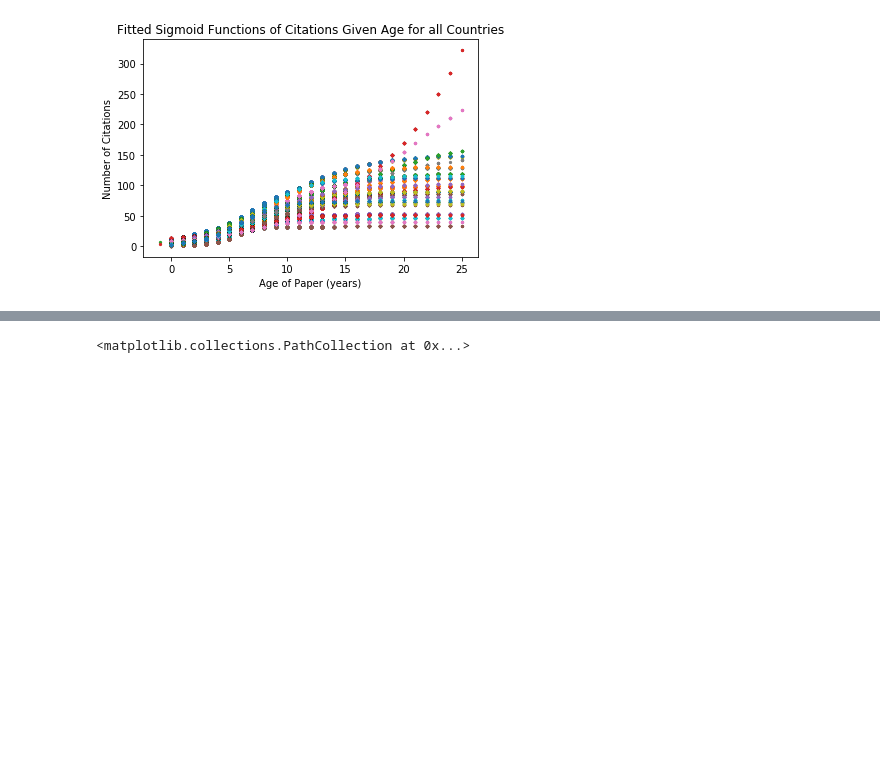
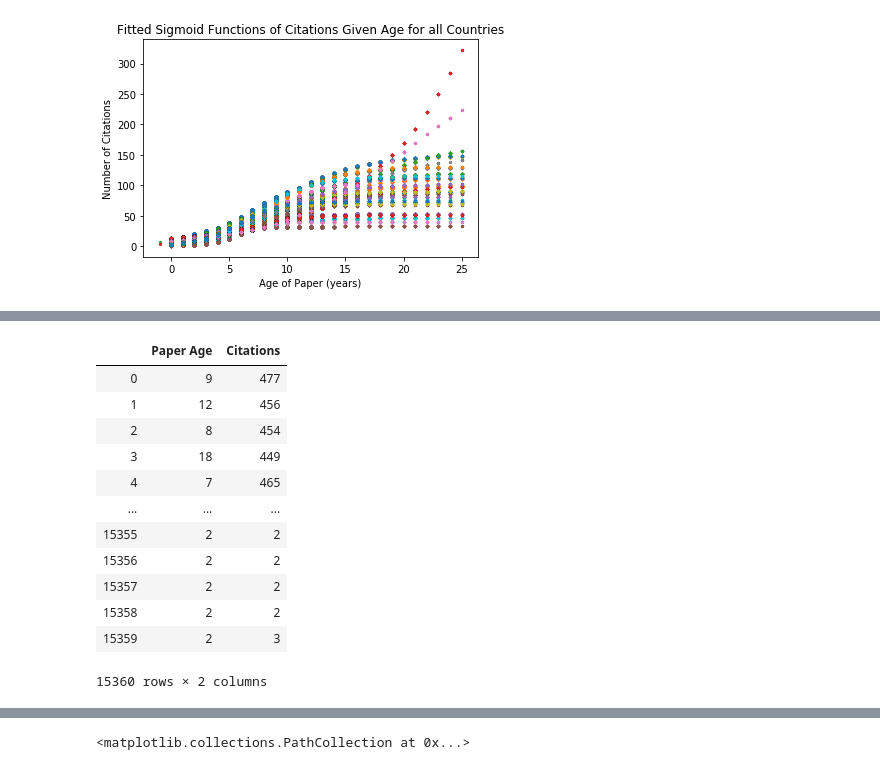
Before and after one commit to btiv/DSS_Final_Proj, a Jupyter notebook: feature_engineering_sigmoid_citations.ipynb, the cells around one changed output, grey strips where cells are left out. Cells and saved outputs as stored; diff of their text form; code cells hidden in the pictures; blank space fills up the shorter version.

```diff
--- a/feature_engineering_sigmoid_citations.ipynb
+++ b/feature_engineering_sigmoid_citations.ipynb
@@ -61,0 +82,16 @@ plt.show()
+# %%
+paper_df_list[0]
+# %% [output]
+|  | Paper Age | Citations |
+| 0 | 9 | 477 |
+| 1 | 12 | 456 |
+| 2 | 8 | 454 |
+| 3 | 18 | 449 |
+| 4 | 7 | 465 |
+| ... | ... | ... |
+| 15355 | 2 | 2 |
+| 15356 | 2 | 2 |
+| 15357 | 2 | 2 |
+| 15358 | 2 | 2 |
+| 15359 | 2 | 3 |
+15360 rows × 2 columns
```
Also changed, not shown: parts of 10 cells of this notebook.
